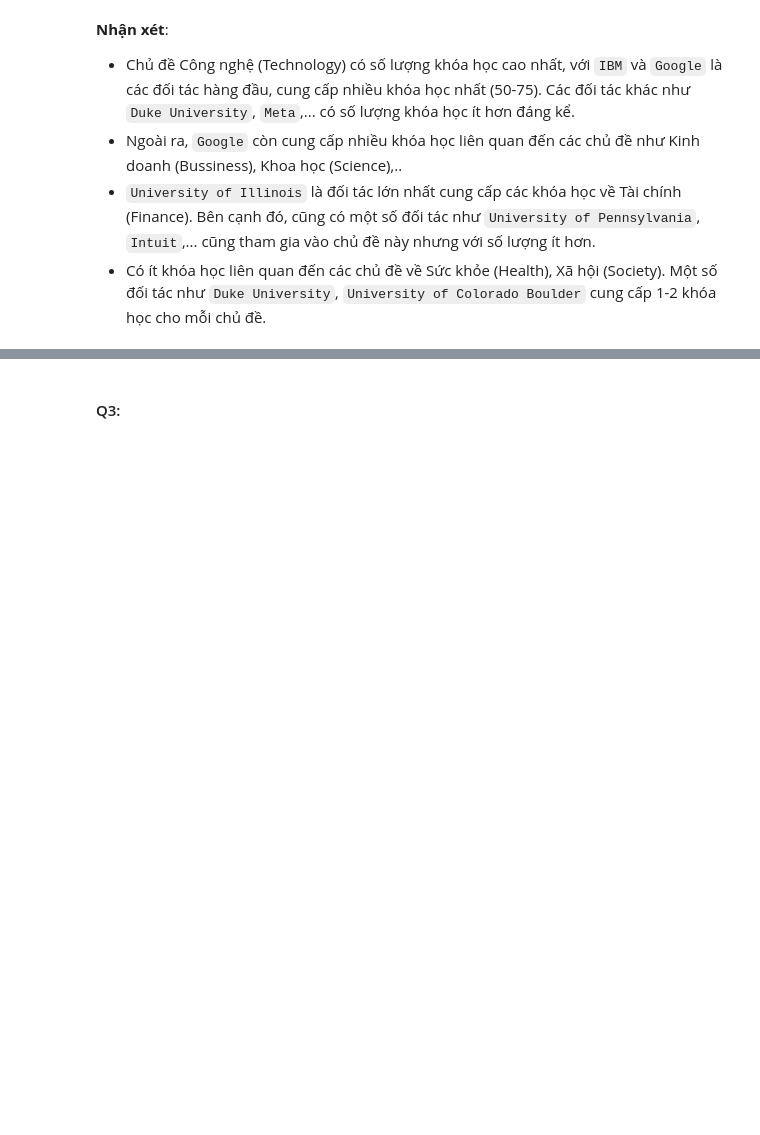
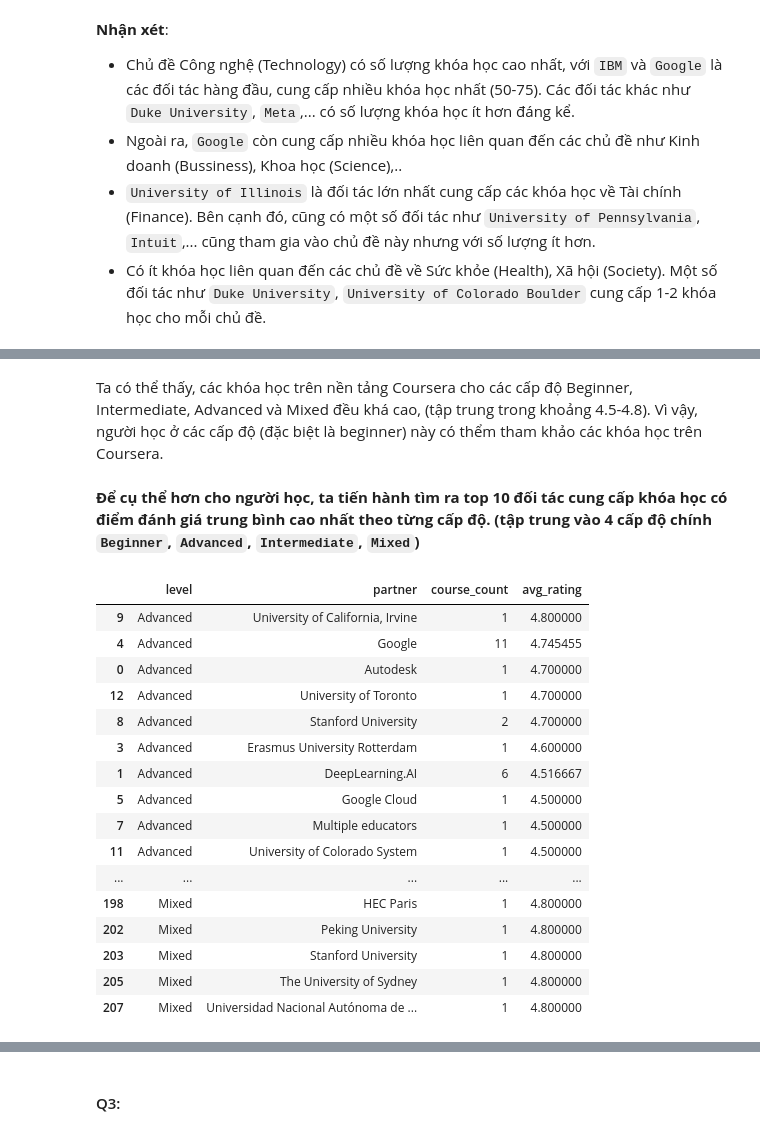
Before and after one commit to phamuyen171/FinalPrjct_LTKHDL, a Jupyter notebook: source/IdetifyAndAnswerQuestion.ipynb, the cells around one changed output, grey strips where cells are left out. Saved outputs shown, nothing was run; the diff lists cells and outputs as text; code cells hidden in the pictures; blank space fills up the shorter version.

```diff
--- a/source/IdetifyAndAnswerQuestion.ipynb
+++ b/source/IdetifyAndAnswerQuestion.ipynb
@@ -321,0 +376,42 @@ plt.show()
+# %% [markdown]
+Ta có thể thấy, các khóa học trên nền tảng Coursera cho các cấp độ Beginner, Intermediate, Advanced và Mixed đều khá cao, (tập trung trong khoảng 4.5-4.8). Vì vậy, người học ở các cấp độ (đặc biệt là beginner) này có thểm tham khảo các khóa học trên Coursera.
+# %% [markdown]
+**Để cụ thể hơn cho người học, ta tiến hành tìm ra top 10 đối tác cung cấp khóa học có điểm đánh giá trung bình cao nhất theo từng cấp độ. (tập trung vào 4 cấp độ chính `Beginner`, `Advanced`, `Intermediate`, `Mixed`)**
+# %%
+data = df.copy()
+data = data.dropna()
+data['level'] = data['level'].apply(lambda x: x.strip())
+
+# nhóm df theo cấp độ, nhà cung cấp và tính số lượng khóa học và rating trung bình của nhà cung cấp đó
+grouped_data = data.groupby(['level', 'partner']).agg(
+    course_count=('course', 'count'),
+    avg_rating=('rating', 'mean')).reset_index()
+
+# sắp xếp theo thứ tự từ lớn đến bé theo rating và bé đến lớn theo cấp độ
+sorted_grouped = grouped_data.sort_values(by=['level', 'avg_rating'], ascending=[True, False])
+
+# lấp ra 10 đối tác đầu của mỗi cấp độ
+top_10_partner = sorted_grouped[sorted_grouped['level'] == sorted_grouped['level'].unique()[0]].head(10)
+for level in sorted_grouped['level'].unique()[1:]:
+    temp = sorted_grouped[sorted_grouped['level'] == level].head(10)
+    top_10_partner = pd.concat([top_10_partner, temp], axis=0)
+
+top_10_partner
+# %% [output]
+|  | level | partner | course_count | avg_rating |
+| 9 | Advanced | University of California, Irvine | 1 | 4.800000 |
+| 4 | Advanced | Google | 11 | 4.745455 |
+| 0 | Advanced | Autodesk | 1 | 4.700000 |
+| 12 | Advanced | University of Toronto | 1 | 4.700000 |
+| 8 | Advanced | Stanford University | 2 | 4.700000 |
+| 3 | Advanced | Erasmus University Rotterdam | 1 | 4.600000 |
+| 1 | Advanced | DeepLearning.AI | 6 | 4.516667 |
+| 5 | Advanced | Google Cloud | 1 | 4.500000 |
+| 7 | Advanced | Multiple educators | 1 | 4.500000 |
+| 11 | Advanced | University of Colorado System | 1 | 4.500000 |
+| ... | ... | ... | ... | ... |
+| 198 | Mixed | HEC Paris | 1 | 4.800000 |
+| 202 | Mixed | Peking University | 1 | 4.800000 |
+| 203 | Mixed | Stanford University | 1 | 4.800000 |
+| 205 | Mixed | The University of Sydney | 1 | 4.800000 |
+| 207 | Mixed | Universidad Nacional Autónoma de ... | 1 | 4.800000 |
```
Also changed, not shown: parts of 16 cells of this notebook.
